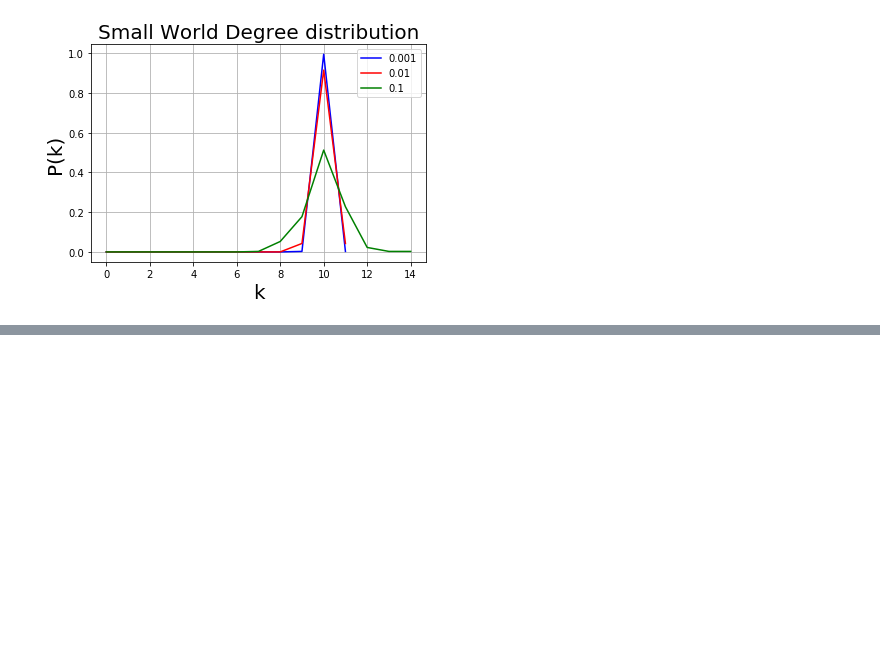
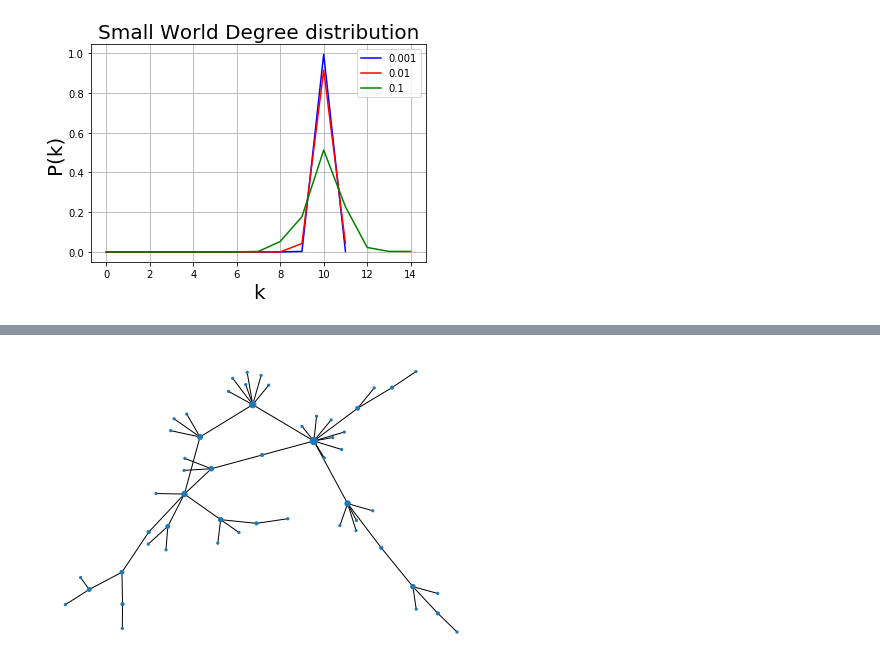
Before and after one commit to VitorBrisola/complex-networks-models, a Jupyter notebook: project3.ipynb, the cells around one changed output, grey strips where cells are left out. Saved outputs shown, nothing was run; the diff lists cells and outputs as text; code cells hidden in the pictures; blank space fills up the shorter version.

```diff
--- a/project3.ipynb
+++ b/project3.ipynb
@@ -534,0 +562,20 @@ The PostScript backend does not support transparency; partially transparent arti
+# %%
+# configuration model
+from random import *
+N = 400
+a = 3
+
+seq = np.random.zipf(a, N)
+if(sum(seq)%2 != 0): # the sum of stubs have to be even
+    pos = randint(0, len(seq))
+    seq[pos] = seq[pos]+ 1
+
+GCM = nx.configuration_model(seq)
+GCM = get_largest_component(GCM)
+GCM = nx.convert_node_labels_to_integers(GCM, first_label=0)
+# %%
+d = dict(GCM.degree())
+nx.draw(GCM, nodelist=d.keys(), node_size=[v * 5 for v in d.values()])
+plt.show()
+# %% [output]
+[figure, added]
```
Also changed, not shown: parts of 9 cells of this notebook.
